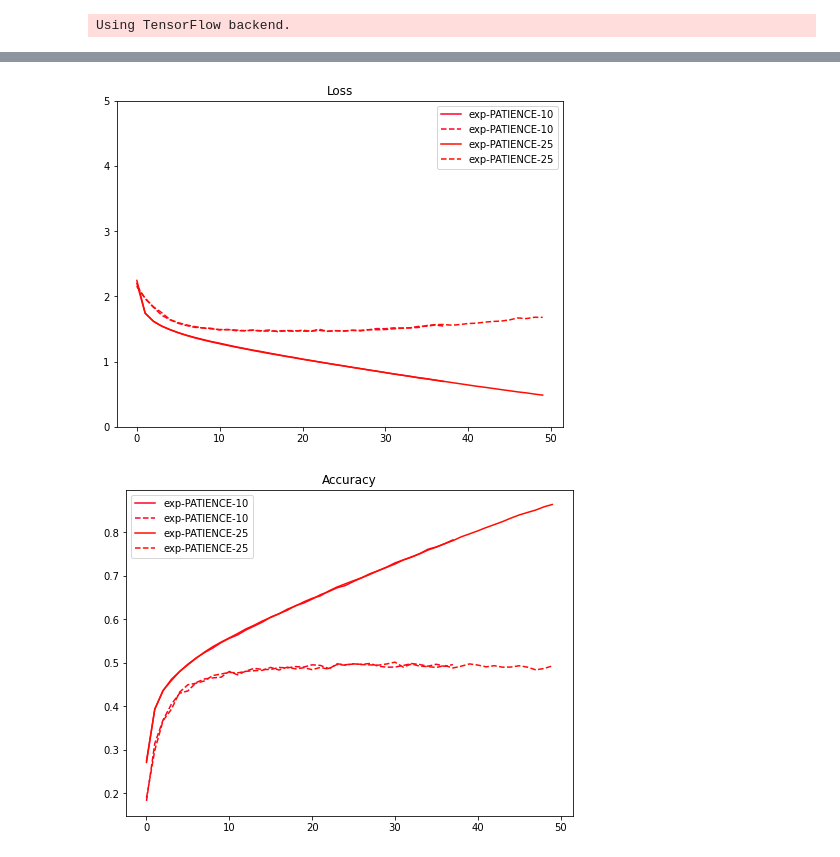
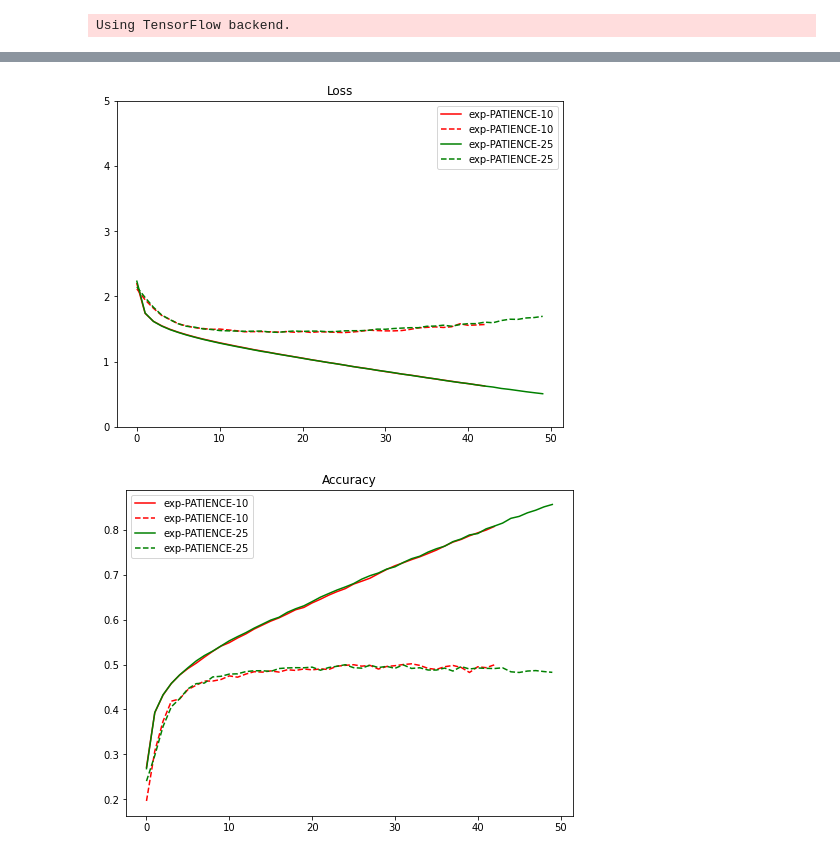
Before and after one commit to DunkLiao/4th-ML100Days, a Jupyter notebook: homework/Day_085_HW.ipynb, the cells around one changed output, grey strips where cells are left out. Drawn from its saved outputs; the diff is of its cells as text; code cells hidden in the pictures.

```diff
--- a/homework/Day_085_HW.ipynb
+++ b/homework/Day_085_HW.ipynb
@@ -135,32 +135,33 @@ Epoch 50/50
 # %%
 import matplotlib.pyplot as plt
 %matplotlib inline
 
 import matplotlib.cm as mplcm
 import matplotlib.colors as colors
 NUM_COLORS = 25
 
 cm = plt.get_cmap('gist_rainbow')
 cNorm  = colors.Normalize(vmin=0, vmax=NUM_COLORS-1)
 scalarMap = mplcm.ScalarMappable(norm=cNorm, cmap=cm)
-color_bar = [scalarMap.to_rgba(i) for i in range(NUM_COLORS)]
+# color_bar = [scalarMap.to_rgba(i) for i in range(NUM_COLORS)]
+color_bar = ["r", "g", "b", "y", "m", "k"]
 
 plt.figure(figsize=(8,6))
 for i, cond in enumerate(results.keys()):
     plt.plot(range(len(results[cond]['train-loss'])),results[cond]['train-loss'], '-', label=cond, color=color_bar[i])
     plt.plot(range(len(results[cond]['valid-loss'])),results[cond]['valid-loss'], '--', label=cond, color=color_bar[i])
 plt.title("Loss")
 plt.ylim([0, 5])
 plt.legend()
 plt.show()
 
 plt.figure(figsize=(8,6))
 for i, cond in enumerate(results.keys()):
     plt.plot(range(len(results[cond]['train-acc'])),results[cond]['train-acc'], '-', label=cond, color=color_bar[i])
     plt.plot(range(len(results[cond]['valid-acc'])),results[cond]['valid-acc'], '--', label=cond, color=color_bar[i])
 plt.title("Accuracy")
 plt.legend()
 plt.show()
 # %% [output]
-[figure, old version]
+[figure, new version]
-[figure, old version]
+[figure, new version]
```
Also changed, not shown: parts of 1 cell of this notebook, 2 other files.
